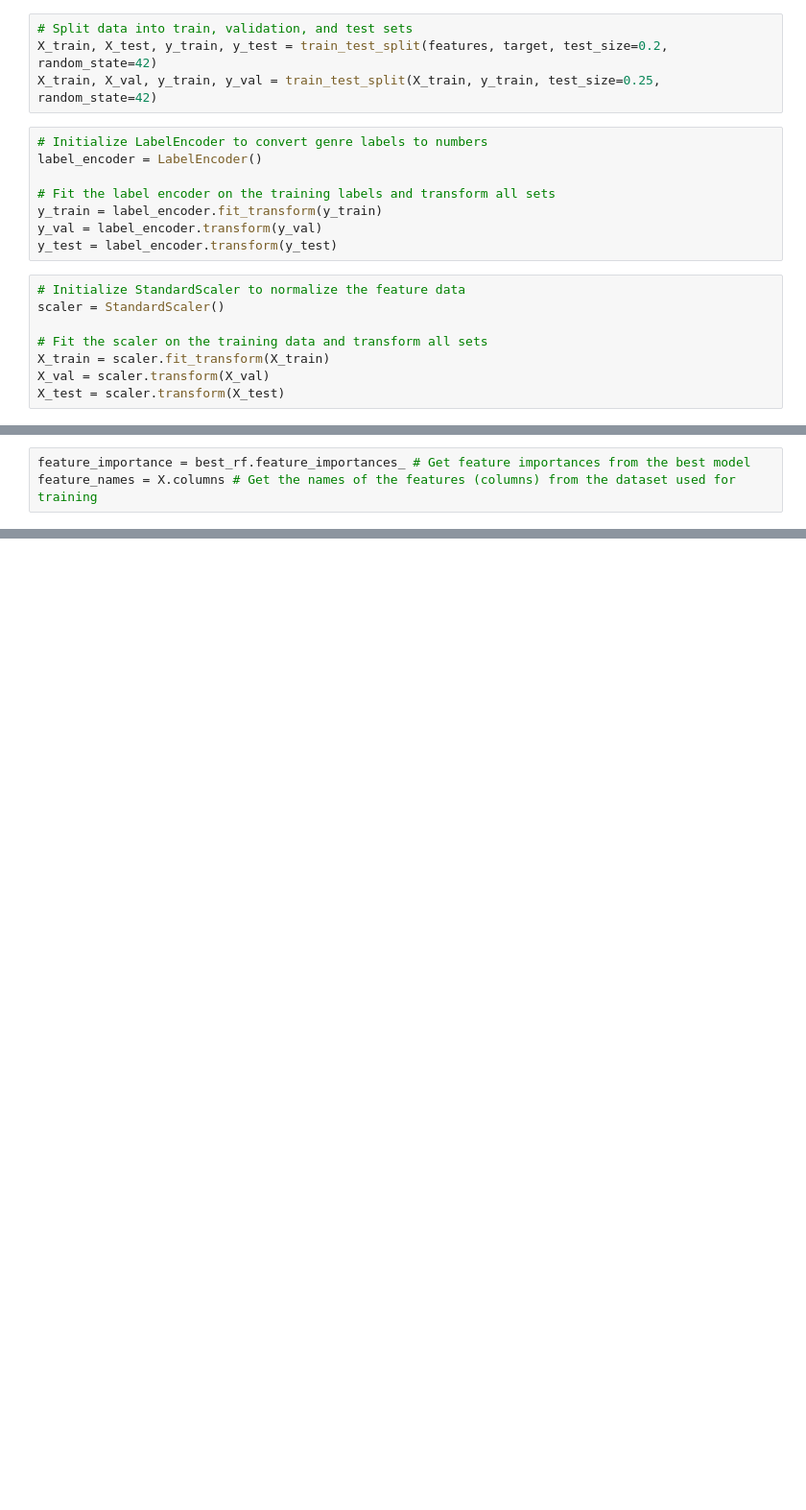
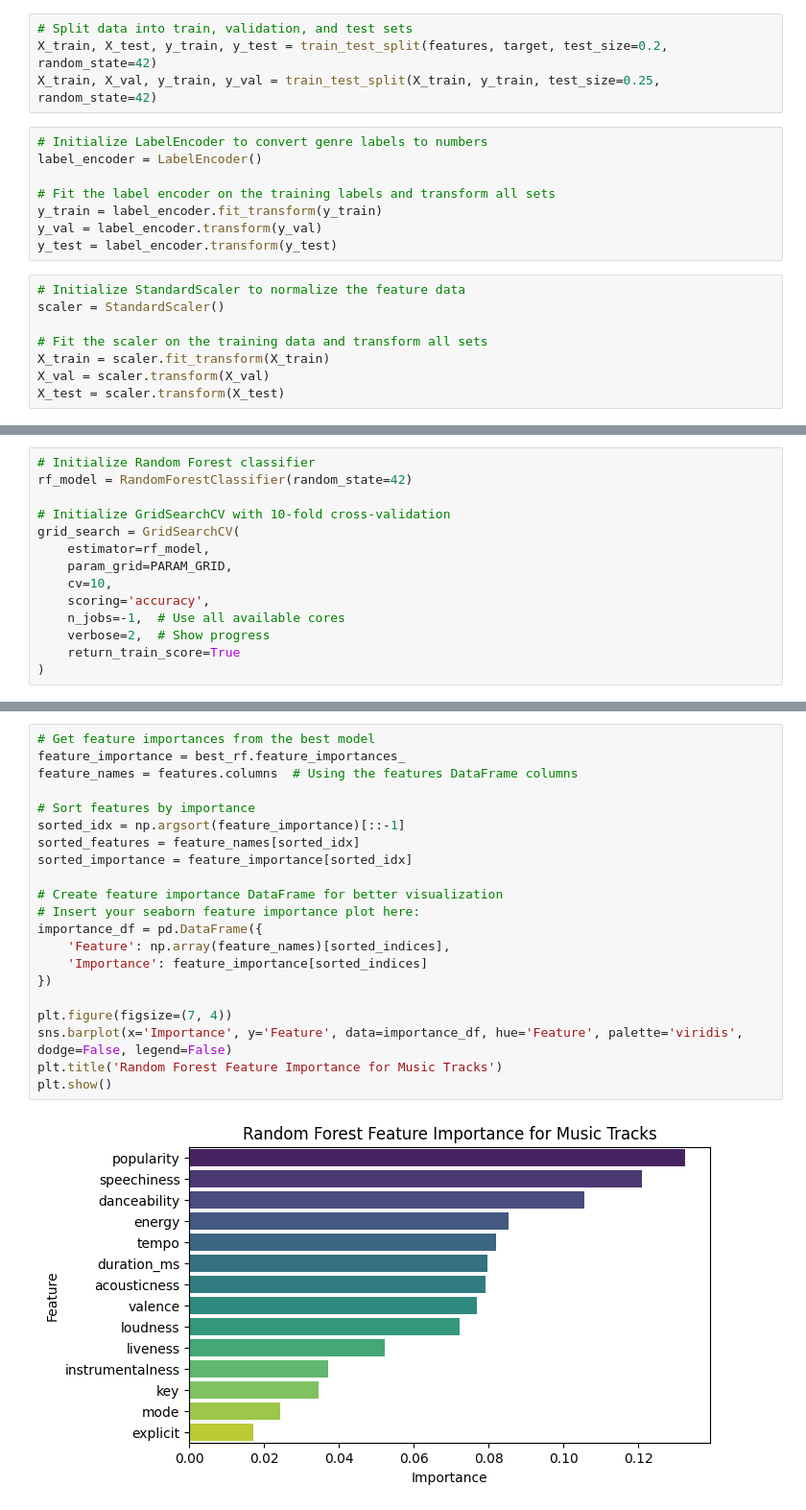
Before and after one commit to O999-juice/Random-Forest-Classification, a Jupyter notebook: Random_Forst_1.ipynb, the cells around one changed output, grey strips where cells are left out. Shown at 96% size. Saved outputs shown, nothing was run; the diff lists cells and outputs as text; blank space fills up the shorter version.

```diff
--- a/Random_Forst_1.ipynb
+++ b/Random_Forst_1.ipynb
@@ -118,4 +197,15 @@ print('Best score:', grid_search.best_score_)
 # %%
-feature_importance = best_rf.feature_importances_ # Get feature importances from the best model
-feature_names = X.columns # Get the names of the features (columns) from the dataset used for training
+# Initialize Random Forest classifier
+rf_model = RandomForestClassifier(random_state=42)
+
+# Initialize GridSearchCV with 10-fold cross-validation
+grid_search = GridSearchCV(
+    estimator=rf_model,
+    param_grid=PARAM_GRID,
+    cv=10,
+    scoring='accuracy',
+    n_jobs=-1,  # Use all available cores
+    verbose=2,  # Show progress
+    return_train_score=True
+)
 # %%
@@ -128,0 +245,23 @@ plt.show()
+# %%
+# Get feature importances from the best model
+feature_importance = best_rf.feature_importances_
+feature_names = features.columns  # Using the features DataFrame columns
+
+# Sort features by importance
+sorted_idx = np.argsort(feature_importance)[::-1]
+sorted_features = feature_names[sorted_idx]
+sorted_importance = feature_importance[sorted_idx]
+
+# Create feature importance DataFrame for better visualization
+# Insert your seaborn feature importance plot here:
+importance_df = pd.DataFrame({
+    'Feature': np.array(feature_names)[sorted_indices],
+    'Importance': feature_importance[sorted_indices]
+})
+
+plt.figure(figsize=(7, 4))
+sns.barplot(x='Importance', y='Feature', data=importance_df, hue='Feature', palette='viridis', dodge=False, legend=False)
+plt.title('Random Forest Feature Importance for Music Tracks')
+plt.show()
+# %% [output]
+[figure, added]
```
Also changed, not shown: parts of 10 cells of this notebook.
